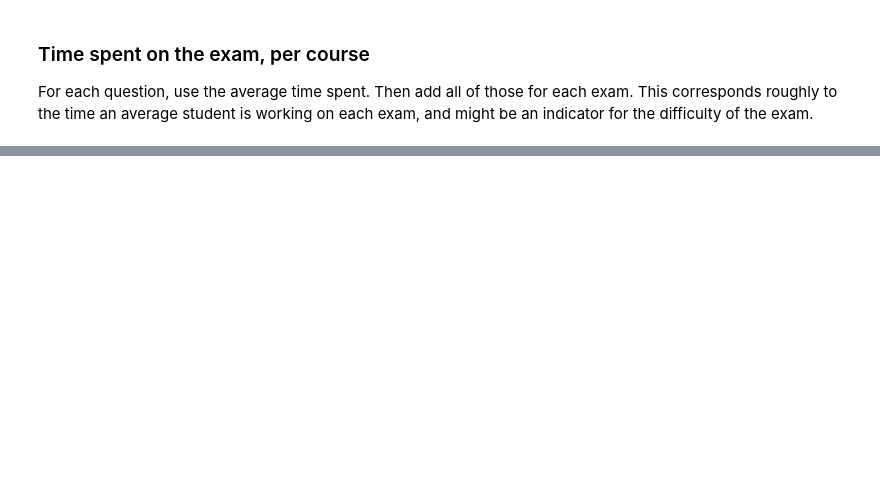
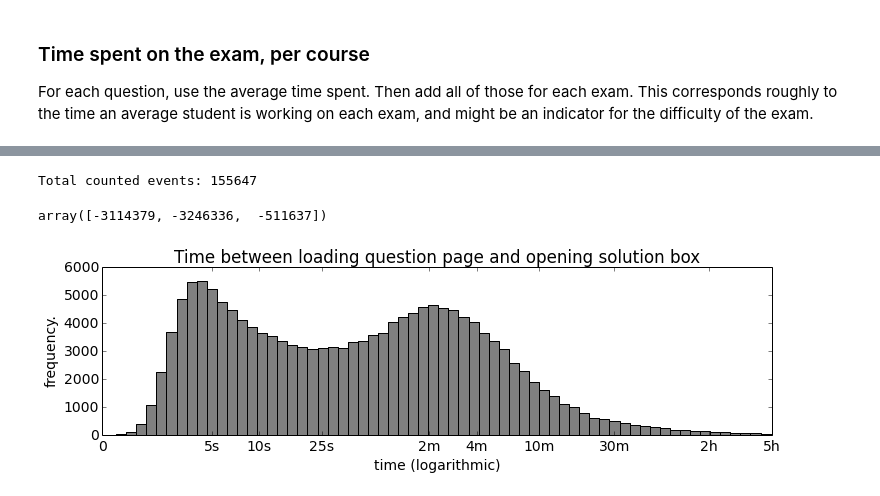
Before and after one commit to MathEducationResources/google-analytics, a Jupyter notebook: mer_py_google_analytics.ipynb, the cells around one changed output, grey strips where cells are left out. Cells and saved outputs as stored; diff of their text form; code cells hidden in the pictures; blank space fills up the shorter version.

Commit message:
Modified the mer_py_google_analytics notebook to include delta_t data as well as some changes to the MERhelpers.py code to facilitate said changes.

```diff
--- a/mer_py_google_analytics.ipynb
+++ b/mer_py_google_analytics.ipynb
@@ -153,0 +165,32 @@ for count,course in enumerate(total_exam_time):
+# %%
+import MERhelpers
+del_t = MERhelpers.load_delta_t('raw_data/Analytics wiki.ubc.ca Top Events 20140405-20140505.csv')
+del_t.extend(MERhelpers.load_delta_t('raw_data/Analytics wiki.ubc.ca Top Events 20140405-20140505-2.csv'))
+del_t.extend(MERhelpers.load_delta_t('raw_data/Analytics wiki.ubc.ca Top Events 20140405-20140505-3.csv'))
+del_t.extend(MERhelpers.load_delta_t('raw_data/Analytics wiki.ubc.ca Top Events 20140405-20140505-4.csv'))
+del_t.extend(MERhelpers.load_delta_t('raw_data/Analytics wiki.ubc.ca Top Events 20140405-20140505-5.csv'))
+del_t = np.asarray(del_t)
+
+print 'Total counted events:', len(del_t)
+# %% [output]
+Total counted events: 155647
+# %%
+# The below look like errors, but it's only three data points, so don't worry about it.
+del_t[del_t<=0]
+# %% [output]
+array([-3114379, -3246336,  -511637])
+# %%
+plt.figure(figsize(12,3))
+
+plot_data = del_t[del_t>0]/1000.0
+num_bins = 100;
+plt.hist(np.log10(plot_data), num_bins, facecolor='grey')
+plt.xticks(np.log10([1,5,10,25,2*60,4*60,10*60,30*60, 2*60*60, 5*60*60]),['0','5s','10s', '25s', '2m', '4m', '10m', '30m', '2h', '5h'])
+plt.xlim(0,np.log10([5*60*60]))
+plt.title('Time between loading question page and opening solution box')
+plt.ylabel('frequency.')
+plt.xlabel('time (logarithmic)')
+plt.savefig('2013_Term2_delta_t.png')
+plt.show()
+# %% [output]
+[figure, added]
```
Also changed, not shown: parts of 5 cells of this notebook, 1 other file.
